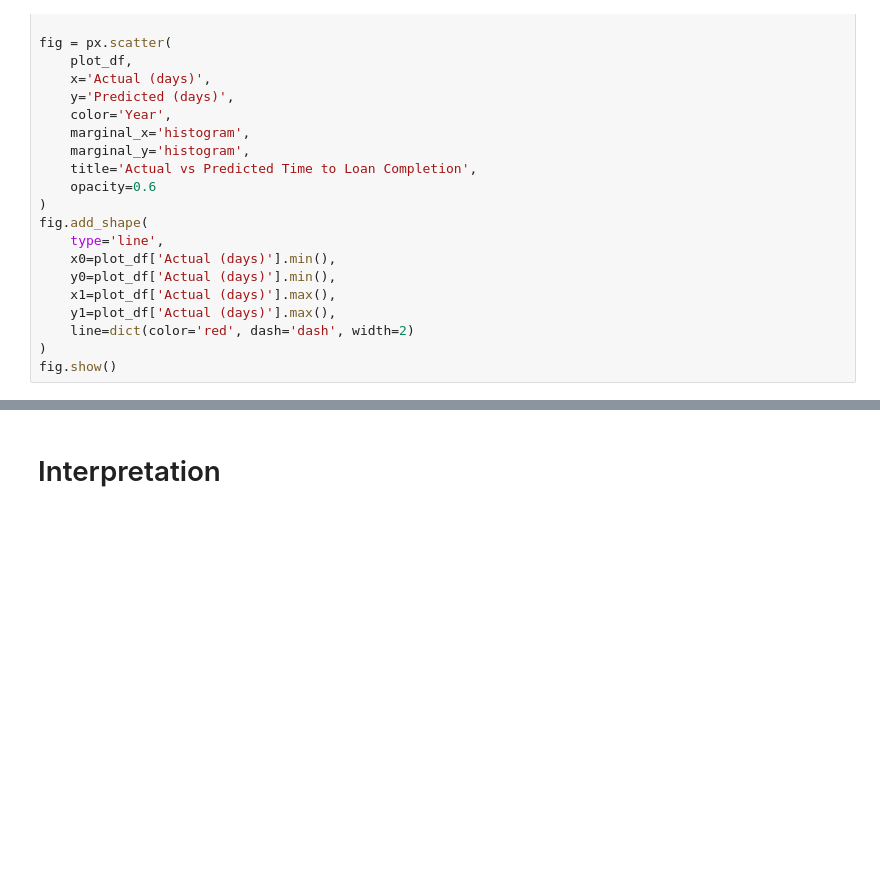
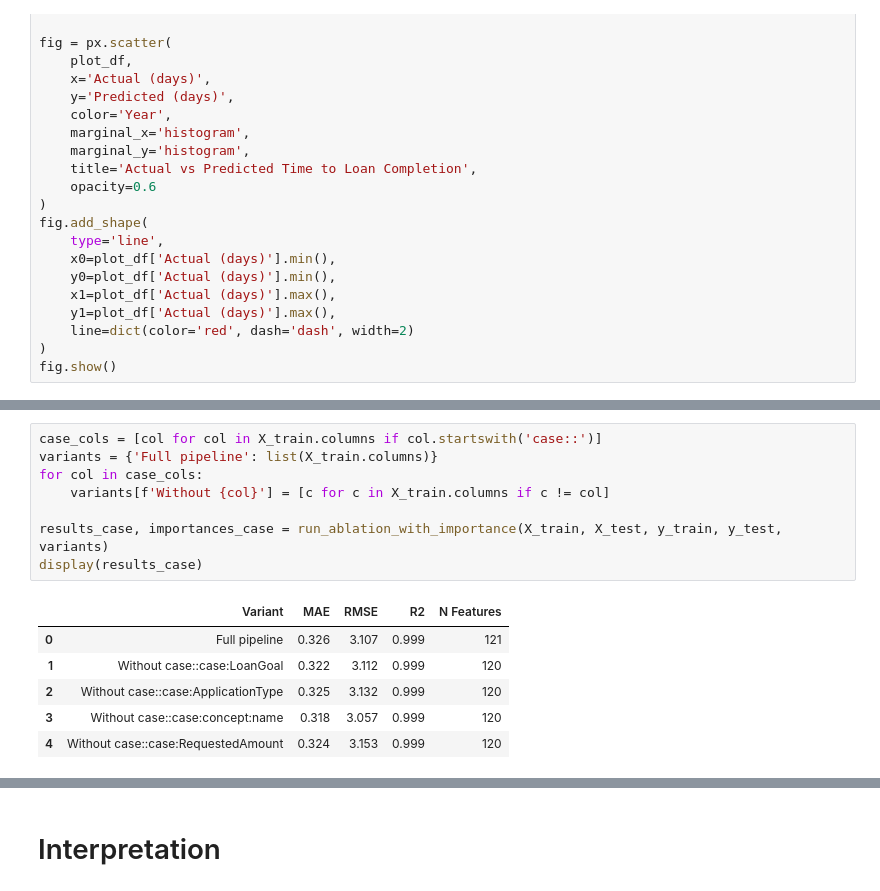
Before and after one commit to samuellukaswidmer/Bachelors-Thesis, a Jupyter notebook: predictive_monitoring_bpic17.ipynb, the cells around one changed output, grey strips where cells are left out. Drawn from its saved outputs; the diff is of its cells as text; blank space fills up the shorter version.

```diff
--- a/predictive_monitoring_bpic17.ipynb
+++ b/predictive_monitoring_bpic17.ipynb
@@ -527,0 +670,15 @@ Predicted range: 10.1 - 396.0
+# %%
+case_cols = [col for col in X_train.columns if col.startswith('case::')]
+variants = {'Full pipeline': list(X_train.columns)}
+for col in case_cols:
+    variants[f'Without {col}'] = [c for c in X_train.columns if c != col]
+
+results_case, importances_case = run_ablation_with_importance(X_train, X_test, y_train, y_test, variants)
+display(results_case)
+# %% [output]
+|  | Variant | MAE | RMSE | R2 | N Features |
+| 0 | Full pipeline | 0.326 | 3.107 | 0.999 | 121 |
+| 1 | Without case::case:LoanGoal | 0.322 | 3.112 | 0.999 | 120 |
+| 2 | Without case::case:ApplicationType | 0.325 | 3.132 | 0.999 | 120 |
+| 3 | Without case::case:concept:name | 0.318 | 3.057 | 0.999 | 120 |
+| 4 | Without case::case:RequestedAmount | 0.324 | 3.153 | 0.999 | 120 |
```
Also changed, not shown: parts of 31 cells of this notebook, 29 other files.
